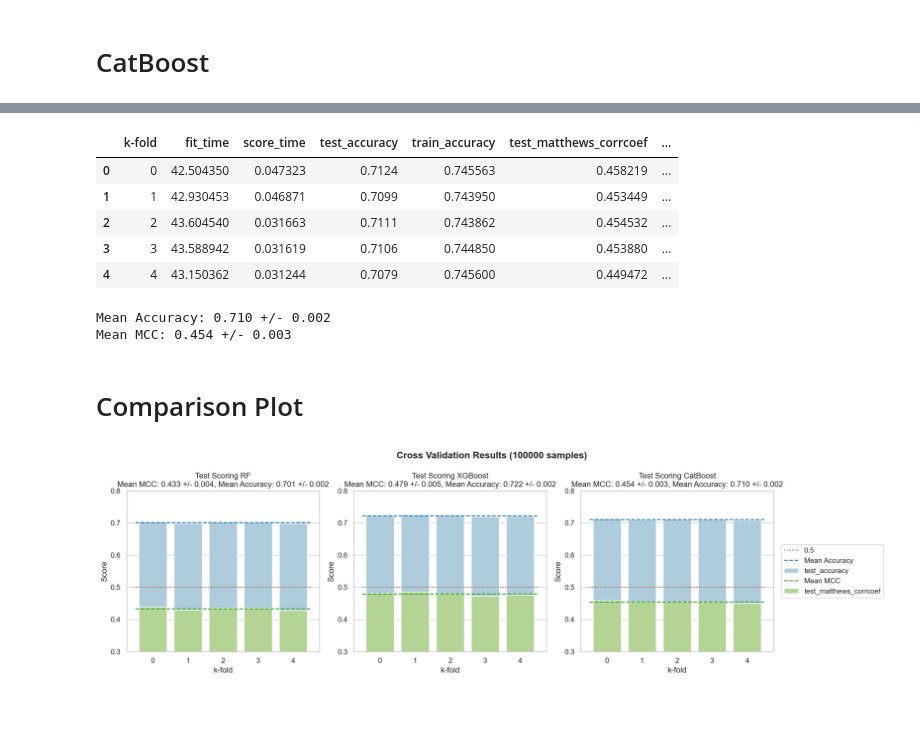
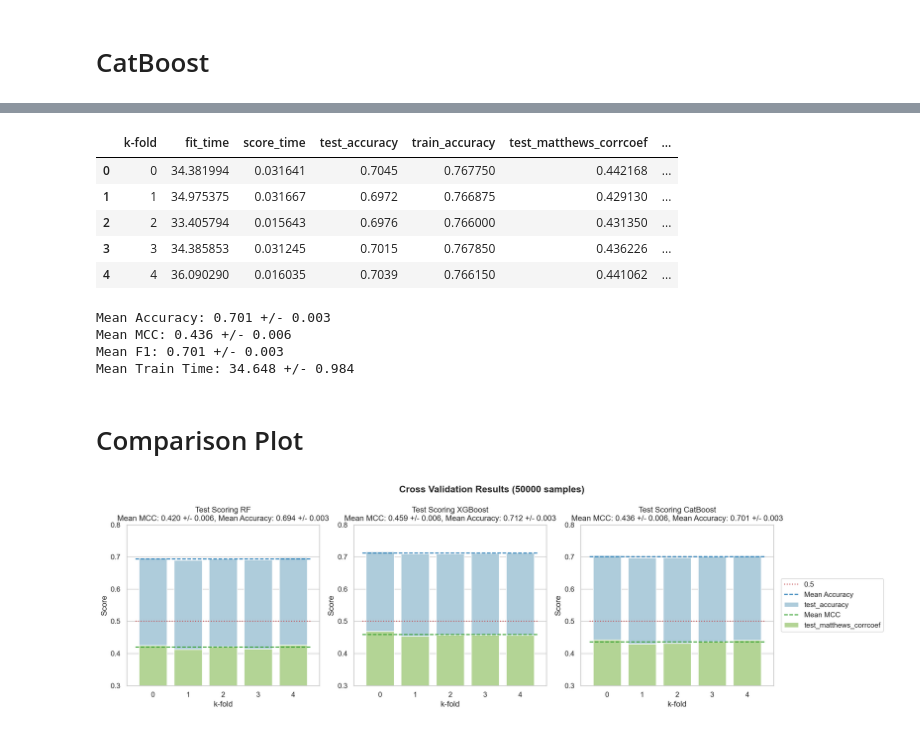
Before and after one commit to nina-prog/richters-predictor-modeling-earthquake-damage, a Jupyter notebook: notebooks/week04/week04-modelling-ensemble-alg.ipynb, the cells around one changed output, grey strips where cells are left out. Drawn from its saved outputs; the diff is of its cells as text; code cells hidden in the pictures.

Commit message:
Add plot and adjust requirenments

```diff
--- a/notebooks/week04/week04-modelling-ensemble-alg.ipynb
+++ b/notebooks/week04/week04-modelling-ensemble-alg.ipynb
@@ -27,8 +27,8 @@ np.random.seed(42)
 X_train = pd.read_csv("../../data/processed/train_data_cleaned.csv")
 y_train = pd.read_csv("../../data/processed/train_labels.csv")
 # %%
-X_train = X_train.iloc[:100000] # max 260601
-y_train = y_train.iloc[:100000] # max 260601
+X_train = X_train.iloc[:50000] # max 260601
+y_train = y_train.iloc[:50000] # max 260601
 # %% [markdown]
 # Random Forest
 # %%
@@ -45,7 +45,7 @@ cv_results_rf = cross_validate(rf,
                                X_train,
                                y_train["damage_grade"],
                                cv=5,
-                               scoring=("accuracy", "matthews_corrcoef"),
+                               scoring=("accuracy", "matthews_corrcoef", "f1_micro"),
                                return_train_score=True,
                                n_jobs=-1,
                                verbose=1)
@@ -96,7 +107,7 @@ cv_results_xgb = cross_validate(xgb,
                                 X_train,
                                 y_train_encoded,
                                 cv=5,
-                                scoring=("accuracy", "matthews_corrcoef"),
+                                scoring=("accuracy", "matthews_corrcoef", "f1_micro"),
                                 return_train_score=True,
                                 n_jobs=-1,
                                 verbose=1)
@@ -144,7 +165,7 @@ cv_results_cb = cross_validate(cb,
                                X_train,
                                y_train["damage_grade"],
                                cv=5,
-                               scoring=("accuracy", "matthews_corrcoef"),
+                               scoring=("accuracy", "matthews_corrcoef", "f1_micro"),
                                return_train_score=True,
                                n_jobs=-1,
                                verbose=1)
@@ -161,18 +182,29 @@ cv_acc_mean_cb = df_cv_results_cb["test_accuracy"].mean()
 cv_acc_std_cb = df_cv_results_cb["test_accuracy"].std()
 print(f"Mean Accuracy: {cv_acc_mean_cb:.3f} +/- {cv_acc_std_cb:.3f}")
 
+cv_f1_mean_cb = df_cv_results_cb["test_f1_micro"].mean()
+cv_f1_std_cb = df_cv_results_cb["test_f1_micro"].std()
+print(f"Mean F1: {cv_f1_mean_cb:.3f} +/- {cv_f1_std_cb:.3f}")
+
 cv_mcc_mean_cb = df_cv_results_cb["test_matthews_corrcoef"].mean()
 cv_mcc_std_cb = df_cv_results_cb["test_matthews_corrcoef"].std()
 print(f"Mean MCC: {cv_mcc_mean_cb:.3f} +/- {cv_mcc_std_cb:.3f}")
+
+# Calculate mean and standard deviation for train time
+cv_train_time_mean_cb = df_cv_results_cb["fit_time"].mean()
+cv_train_time_std_cb = df_cv_results_cb["fit_time"].std()
+print(f"Mean Train Time: {cv_train_time_mean_cb:.3f} +/- {cv_train_time_std_cb:.3f}")
 # %% [output]
 |  | k-fold | fit_time | score_time | test_accuracy | train_accuracy | test_matthews_corrcoef | ... |
-| 0 | 0 | 42.504350 | 0.047323 | 0.7124 | 0.745563 | 0.458219 | ... |
-| 1 | 1 | 42.930453 | 0.046871 | 0.7099 | 0.743950 | 0.453449 | ... |
-| 2 | 2 | 43.604540 | 0.031663 | 0.7111 | 0.743862 | 0.454532 | ... |
-| 3 | 3 | 43.588942 | 0.031619 | 0.7106 | 0.744850 | 0.453880 | ... |
-| 4 | 4 | 43.150362 | 0.031244 | 0.7079 | 0.745600 | 0.449472 | ... |
+| 0 | 0 | 34.381994 | 0.031641 | 0.7045 | 0.767750 | 0.442168 | ... |
+| 1 | 1 | 34.975375 | 0.031667 | 0.6972 | 0.766875 | 0.429130 | ... |
+| 2 | 2 | 33.405794 | 0.015643 | 0.6976 | 0.766000 | 0.431350 | ... |
+| 3 | 3 | 34.385853 | 0.031245 | 0.7015 | 0.767850 | 0.436226 | ... |
+| 4 | 4 | 36.090290 | 0.016035 | 0.7039 | 0.766150 | 0.441062 | ... |
-Mean Accuracy: 0.710 +/- 0.002
-Mean MCC: 0.454 +/- 0.003
+Mean Accuracy: 0.701 +/- 0.003
+Mean MCC: 0.436 +/- 0.006
+Mean F1: 0.701 +/- 0.003
+Mean Train Time: 34.648 +/- 0.984
 # %% [markdown]
 # Comparison Plot
 # %%
@@ -245,6 +277,6 @@ def compare_models_cv_acc_mcc(cv_results_list, model_names, n_samples, ylim, fig
     plt.tight_layout()
     plt.show()
 # %%
-compare_models_cv_acc_mcc([cv_results_rf, cv_results_xgb, cv_results_cb], ["RF", "XGBoost", "CatBoost"], 100000, (0.3, 0.8), (17, 5))
+compare_models_cv_acc_mcc([cv_results_rf, cv_results_xgb, cv_results_cb], ["RF", "XGBoost", "CatBoost"], 50000, (0.3, 0.8), (17, 5))
 # %% [output]
-[figure, old version]
+[figure, new version]
```
Also changed, not shown: parts of 9 cells of this notebook, 6 other files.
